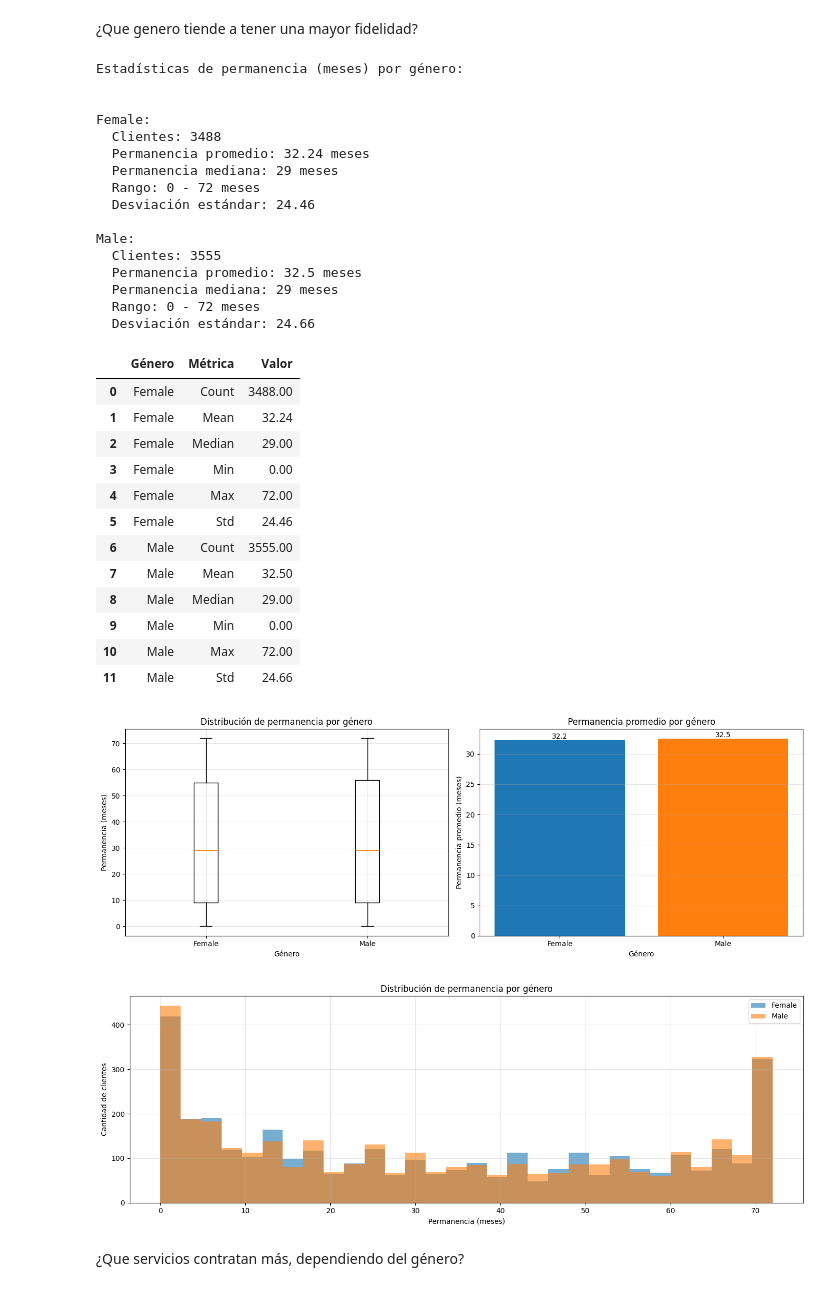
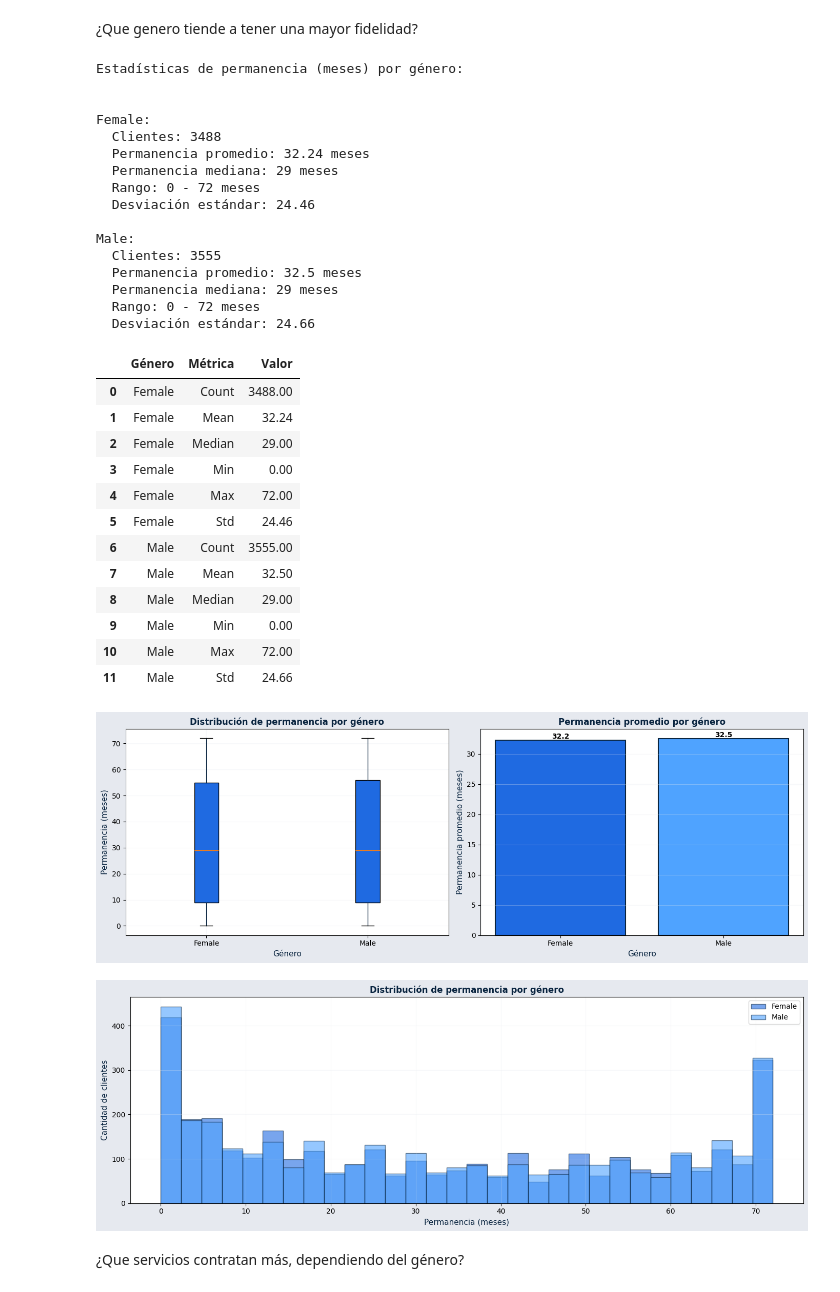
Before and after one commit to paranedagarcia/MLcompleto, a Jupyter notebook: notebooks/EDA_categoricas.ipynb, the cells around one changed output. Cells and saved outputs as stored; diff of their text form; code cells hidden in the pictures.

```diff
--- a/notebooks/EDA_categoricas.ipynb
+++ b/notebooks/EDA_categoricas.ipynb
@@ -229,79 +269,83 @@ df_tenure_summary = pd.DataFrame(summary_tenure)
 display(df_tenure_summary)
 
 # Gráfica 1: Box plot comparativo de permanencia por género
-fig, axes = plt.subplots(1, 2, figsize=(14, 5))
+fig, axes = plt.subplots(1, 2, figsize=(14, 5), facecolor=FONDO)
 
 # Box plot
 tenure_by_gender = [df[df['gender'] == genre]['tenure'].astype(int) for genre in generos]
-axes[0].boxplot(tenure_by_gender, labels=generos)
-axes[0].set_ylabel('Permanencia (meses)')
-axes[0].set_xlabel('Género')
-axes[0].set_title('Distribución de permanencia por género')
-axes[0].grid(True, alpha=0.3)
+bp = axes[0].boxplot(tenure_by_gender, labels=generos, patch_artist=True)
+for patch in bp['boxes']:
+    patch.set_facecolor(PRINCIPAL)
+for whisker in bp['whiskers']:
+    whisker.set_color(TITULO)
+axes[0].set_ylabel('Permanencia (meses)', fontsize=11, color=TITULO)
+axes[0].set_xlabel('Género', fontsize=11, color=TITULO)
+axes[0].set_title('Distribución de permanencia por género', fontsize=12, fontweight='bold', color=TITULO)
+axes[0].grid(True, alpha=0.3, color=FONDO)
 
 # Barras con promedio
 means = [tenure_stats[genre]['Mean'] for genre in generos]
-colors_bar = ['#1f77b4', '#ff7f0e']
-bars = axes[1].bar(generos, means, color=colors_bar)
-axes[1].set_ylabel('Permanencia promedio (meses)')
-axes[1].set_xlabel('Género')
-axes[1].set_title('Permanencia promedio por género')
-axes[1].grid(True, alpha=0.3, axis='y')
+colors_bar = [PRINCIPAL, SECUNDARIO]
+bars = axes[1].bar(generos, means, color=colors_bar, edgecolor=TITULO, linewidth=1.5)
+axes[1].set_ylabel('Permanencia promedio (meses)', fontsize=11, color=TITULO)
+axes[1].set_xlabel('Género', fontsize=11, color=TITULO)
+axes[1].set_title('Permanencia promedio por género', fontsize=12, fontweight='bold', color=TITULO)
+axes[1].grid(True, alpha=0.3, axis='y', color=FONDO)
 
 # Añadir valores en las barras
 for bar, mean in zip(bars, means):
     height = bar.get_height()
     axes[1].text(bar.get_x() + bar.get_width()/2., height,
-                f'{mean:.1f}', ha='center', va='bottom')
+                f'{mean:.1f}', ha='center', va='bottom', fontweight='bold')
 
 plt.tight_layout()
 plt.show()
 
 # Histograma de permanencia por género
-plt.figure(figsize=(14, 5))
-for genre, color in zip(generos, ['#1f77b4', '#ff7f0e']):
+plt.figure(figsize=(14, 5), facecolor=FONDO)
+for genre, color in zip(generos, [PRINCIPAL, SECUNDARIO]):
     tenure_data = df[df['gender'] == genre]['tenure'].astype(int)
-    plt.hist(tenure_data, bins=30, alpha=0.6, label=genre, color=color)
+    plt.hist(tenure_data, bins=30, alpha=0.6, label=genre, color=color, edgecolor=TITULO)
 
-plt.xlabel('Permanencia (meses)')
-plt.ylabel('Cantidad de clientes')
-plt.title('Distribución de permanencia por género')
+plt.xlabel('Permanencia (meses)', fontsize=11, color=TITULO)
+plt.ylabel('Cantidad de clientes', fontsize=11, color=TITULO)
+plt.title('Distribución de permanencia por género', fontsize=12, fontweight='bold', color=TITULO)
 plt.legend()
-plt.grid(True, alpha=0.3)
+plt.grid(True, alpha=0.3, color=FONDO)
 plt.tight_layout()
 plt.show()
 # %% [output]
 Estadísticas de permanencia (meses) por género:
 
 
 Female:
   Clientes: 3488
   Permanencia promedio: 32.24 meses
   Permanencia mediana: 29 meses
   Rango: 0 - 72 meses
   Desviación estándar: 24.46
 
 Male:
   Clientes: 3555
   Permanencia promedio: 32.5 meses
   Permanencia mediana: 29 meses
   Rango: 0 - 72 meses
   Desviación estándar: 24.66
 |  | Género | Métrica | Valor |
 | 0 | Female | Count | 3488.00 |
 | 1 | Female | Mean | 32.24 |
 | 2 | Female | Median | 29.00 |
 | 3 | Female | Min | 0.00 |
 | 4 | Female | Max | 72.00 |
 | 5 | Female | Std | 24.46 |
 | 6 | Male | Count | 3555.00 |
 | 7 | Male | Mean | 32.50 |
 | 8 | Male | Median | 29.00 |
 | 9 | Male | Min | 0.00 |
 | 10 | Male | Max | 72.00 |
 | 11 | Male | Std | 24.66 |
-[figure, old version]
+[figure, new version]
-[figure, old version]
+[figure, new version]
 # %% [markdown]
 ¿Que servicios contratan más, dependiendo del género?
 # %%
```
Also changed, not shown: parts of 24 cells of this notebook.
